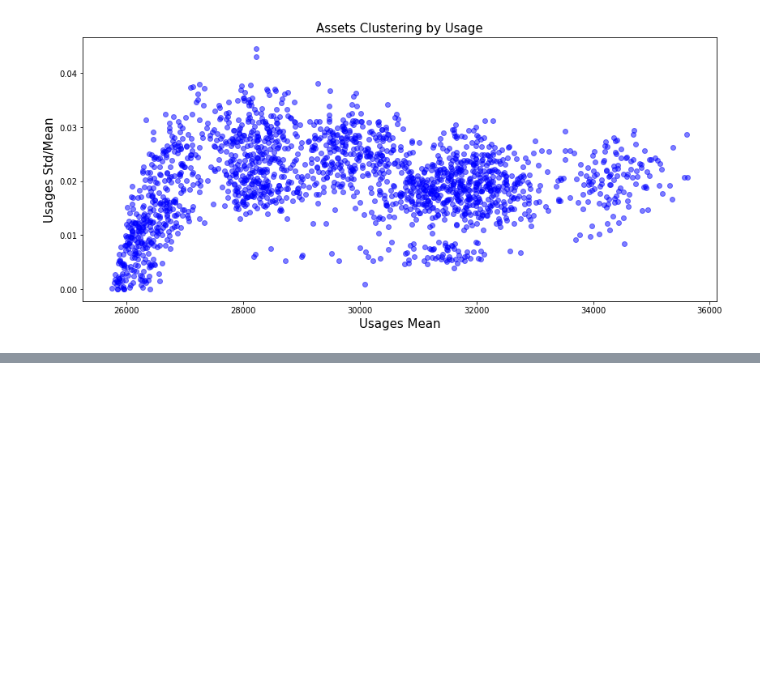
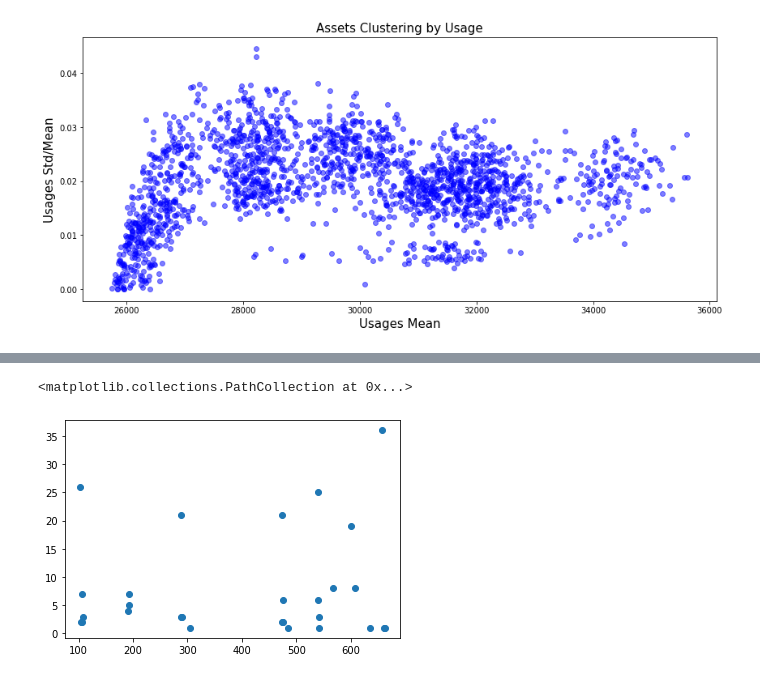
Before and after one commit to ronaldpereira/phm-challenge, a Jupyter notebook: 2014/src/PHM Article Reproduction.ipynb, the cells around one changed output, grey strips where cells are left out. Cells and saved outputs as stored; diff of their text form; code cells hidden in the pictures; blank space fills up the shorter version.

```diff
--- a/2014/src/PHM Article Reproduction.ipynb
+++ b/2014/src/PHM Article Reproduction.ipynb
@@ -119,2 +174,7 @@ plt.show()
+# %%
+plt.scatter(xx[xx.Asset==62417]['Time'],xx[xx.Asset==62417]['Quantity'])
+# %% [output]
+<matplotlib.collections.PathCollection at 0x...>
+[figure, added]
 # %%
 plt.figure(figsize=(8, 8))
```
Also changed, not shown: parts of 4 cells of this notebook.
